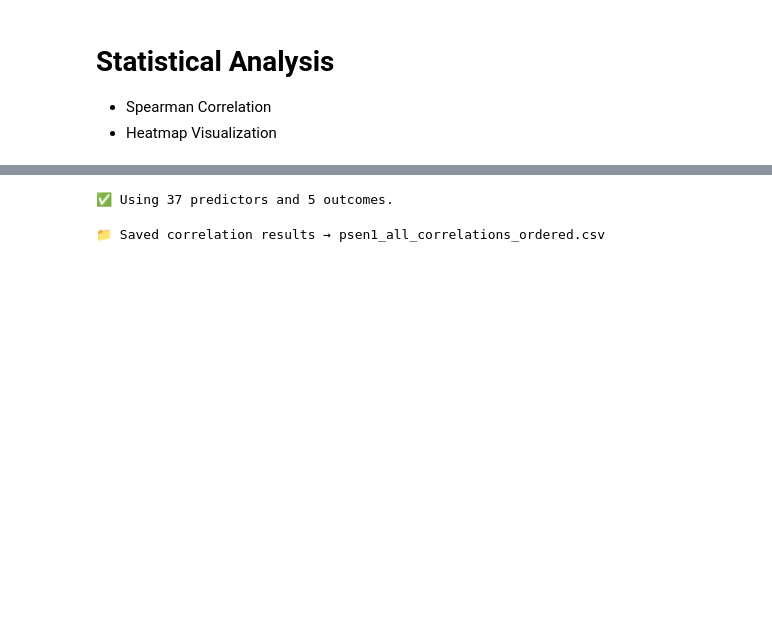
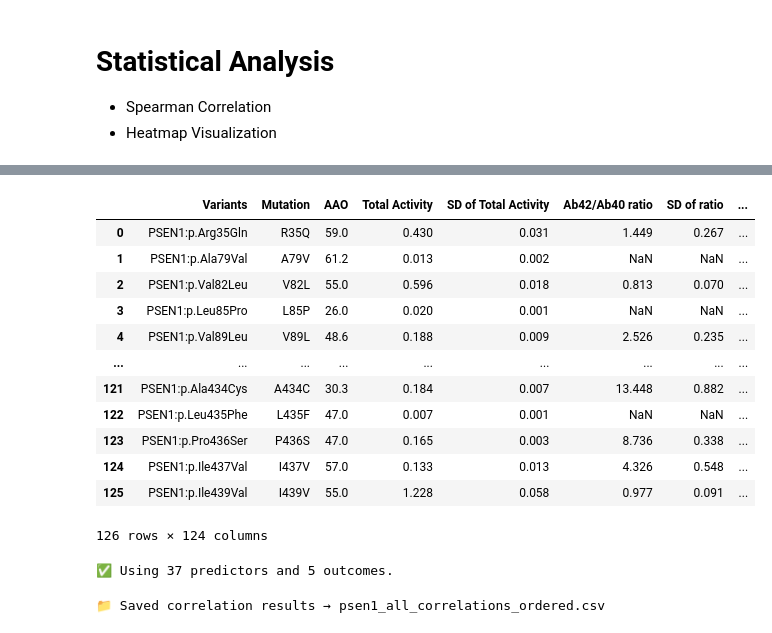
Before and after one commit to jiyeonsongg/am_comparison, a Jupyter notebook: spearman_heatmap.ipynb, the cells around one changed output, grey strips where cells are left out. Cells and saved outputs as stored; diff of their text form; code cells hidden in the pictures; blank space fills up the shorter version.

```diff
--- a/spearman_heatmap.ipynb
+++ b/spearman_heatmap.ipynb
@@ -10,14 +14,29 @@
 # %%
 # --- 1️⃣ Import Libraries ---
 import pandas as pd
 import numpy as np
 from scipy import stats
 from pandas.api.types import CategoricalDtype
 import seaborn as sns
 import matplotlib.pyplot as plt
 
 # --- 2️⃣ Load Dataset ---
 df = pd.read_csv("raw_data/PSEN1_Sun.csv")
+df # Display the dataset
+# %% [output]
+|  | Variants | Mutation | AAO | Total Activity | SD of Total Activity | Ab42/Ab40 ratio | SD of ratio | ... |
+| 0 | PSEN1:p.Arg35Gln | R35Q | 59.0 | 0.430 | 0.031 | 1.449 | 0.267 | ... |
+| 1 | PSEN1:p.Ala79Val | A79V | 61.2 | 0.013 | 0.002 | NaN | NaN | ... |
+| 2 | PSEN1:p.Val82Leu | V82L | 55.0 | 0.596 | 0.018 | 0.813 | 0.070 | ... |
+| 3 | PSEN1:p.Leu85Pro | L85P | 26.0 | 0.020 | 0.001 | NaN | NaN | ... |
+| 4 | PSEN1:p.Val89Leu | V89L | 48.6 | 0.188 | 0.009 | 2.526 | 0.235 | ... |
+| ... | ... | ... | ... | ... | ... | ... | ... | ... |
+| 121 | PSEN1:p.Ala434Cys | A434C | 30.3 | 0.184 | 0.007 | 13.448 | 0.882 | ... |
+| 122 | PSEN1:p.Leu435Phe | L435F | 47.0 | 0.007 | 0.001 | NaN | NaN | ... |
+| 123 | PSEN1:p.Pro436Ser | P436S | 47.0 | 0.165 | 0.003 | 8.736 | 0.338 | ... |
+| 124 | PSEN1:p.Ile437Val | I437V | 57.0 | 0.133 | 0.013 | 4.326 | 0.548 | ... |
+| 125 | PSEN1:p.Ile439Val | I439V | 55.0 | 1.228 | 0.058 | 0.977 | 0.091 | ... |
+126 rows × 124 columns
 # %%
 # --- 3️⃣ Identify predictor and outcome columns ---
 predictors = [c for c in df.columns if c.endswith('_rankscore')]
```
Also changed, not shown: parts of 4 cells of this notebook.
